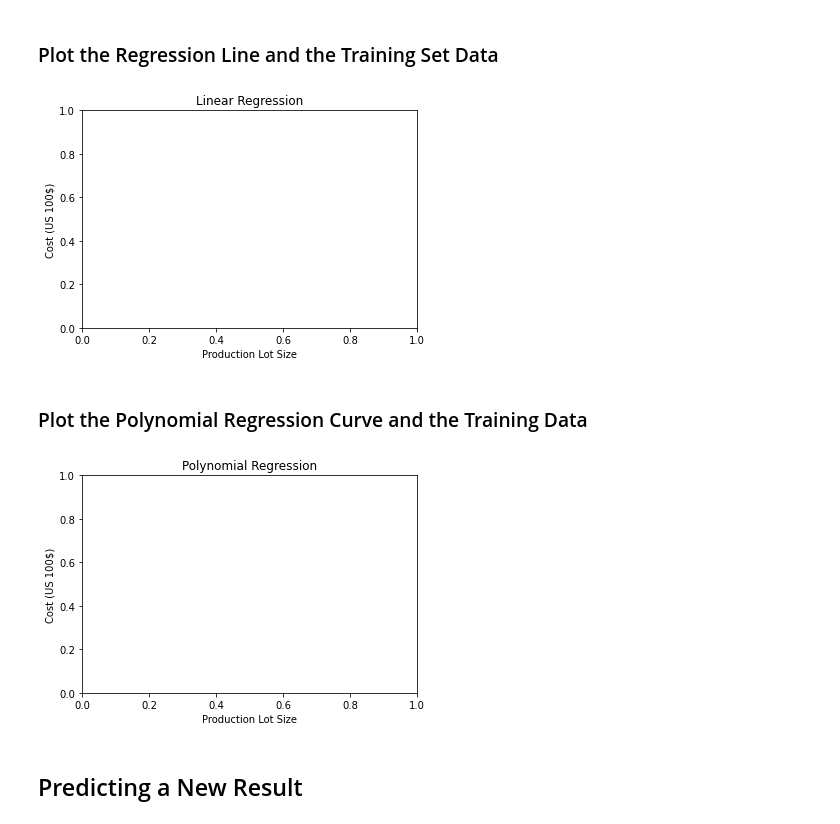
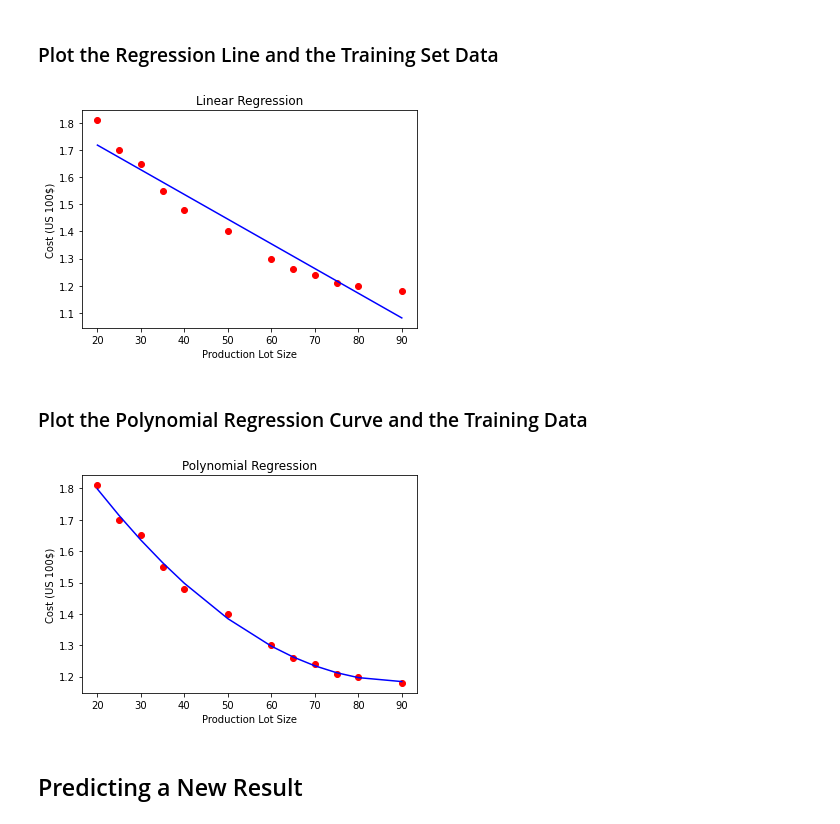
Before and after one commit to jtsang02/MANU-465, a Jupyter notebook: Practice Examples/04 Airplane Sidewalls/Airplane Sidewall Panels Template.ipynb, the cells around one changed output. Cells and saved outputs as stored; diff of their text form; code cells hidden in the pictures.

```diff
--- a/Practice Examples/04 Airplane Sidewalls/Airplane Sidewall Panels Template.ipynb
+++ b/Practice Examples/04 Airplane Sidewalls/Airplane Sidewall Panels Template.ipynb
@@ -41,20 +57,20 @@ LinearRegression()
 # %% [markdown]
 ###  Plot the Regression Line and the Training Set Data
 # %%
-#plt.scatter(X, y, color = 'red')
-#plt.plot(X, Model1.predict(X), color = 'blue')
+plt.scatter(X, y, color = 'red')
+plt.plot(X, Model1.predict(X), color = 'blue')
 
 plt.title('Linear Regression')
 plt.xlabel('Production Lot Size')
 plt.ylabel('Cost (US 100$)')
 plt.show()
 # %% [output]
-[figure, old version]
+[figure, new version]
 # %% [markdown]
 ### Plot the Polynomial Regression Curve and the Training Data
 # %%
-#plt.scatter(X, y, color = 'red')
-#plt.plot(X, Model2.predict(poly_reg.fit_transform(X)), color = 'blue')
+plt.scatter(X, y, color = 'red')
+plt.plot(X, Model2.predict(poly_reg.fit_transform(X)), color = 'blue')
 
 
 plt.title('Polynomial Regression')
@@ -62,7 +78,7 @@ plt.xlabel('Production Lot Size')
 plt.ylabel('Cost (US 100$)')
 plt.show()
 # %% [output]
-[figure, old version]
+[figure, new version]
 # %% [markdown]
 ## Predicting a New Result
 # %% [markdown]
```
Also changed, not shown: parts of 5 cells of this notebook, 2 other files.
